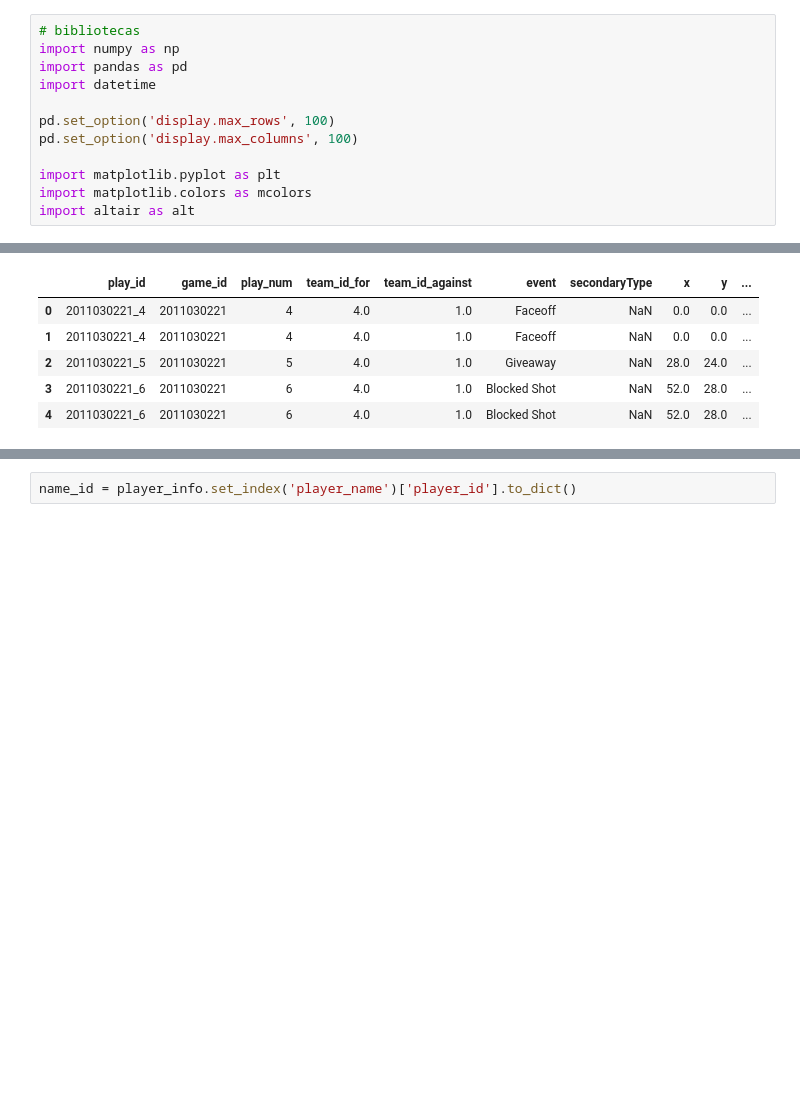
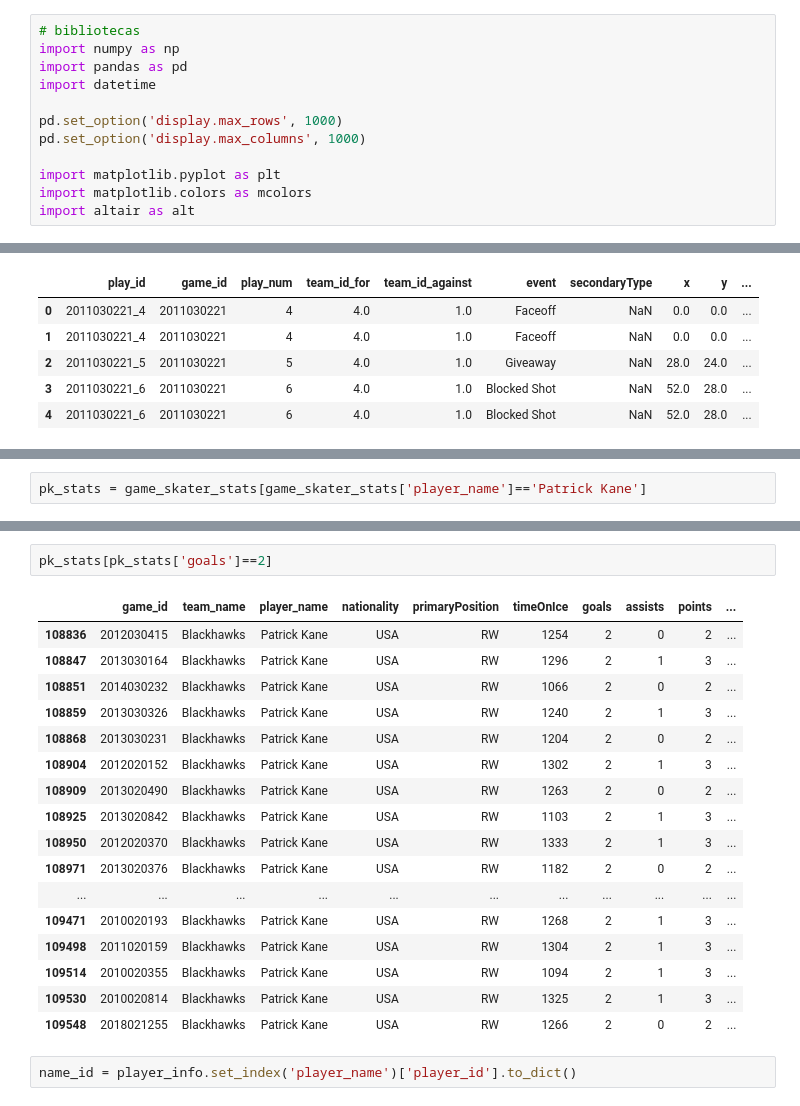
Before and after one commit to DanOakStats/NHL, a Jupyter notebook: data_cleaning.ipynb, the cells around one changed output, grey strips where cells are left out. Saved outputs shown, nothing was run; the diff lists cells and outputs as text; blank space fills up the shorter version.

```diff
--- a/data_cleaning.ipynb
+++ b/data_cleaning.ipynb
@@ -9,8 +9,8 @@ import numpy as np
 import pandas as pd
 import datetime
 
-pd.set_option('display.max_rows', 100)
-pd.set_option('display.max_columns', 100)
+pd.set_option('display.max_rows', 1000)
+pd.set_option('display.max_columns', 1000)
 
 import matplotlib.pyplot as plt
 import matplotlib.colors as mcolors
@@ -479,0 +500,2 @@ teste['description'].nunique()
+# %%
+pk_stats = game_skater_stats[game_skater_stats['player_name']=='Patrick Kane']
@@ -480,3 +542,23 @@ teste['description'].nunique()
+# %%
+pk_stats[pk_stats['goals']==2]
+# %% [output]
+|  | game_id | team_name | player_name | nationality | primaryPosition | timeOnIce | goals | assists | points | ... |
+| 108836 | 2012030415 | Blackhawks | Patrick Kane | USA | RW | 1254 | 2 | 0 | 2 | ... |
+| 108847 | 2013030164 | Blackhawks | Patrick Kane | USA | RW | 1296 | 2 | 1 | 3 | ... |
+| 108851 | 2014030232 | Blackhawks | Patrick Kane | USA | RW | 1066 | 2 | 0 | 2 | ... |
+| 108859 | 2013030326 | Blackhawks | Patrick Kane | USA | RW | 1240 | 2 | 1 | 3 | ... |
+| 108868 | 2013030231 | Blackhawks | Patrick Kane | USA | RW | 1204 | 2 | 0 | 2 | ... |
+| 108904 | 2012020152 | Blackhawks | Patrick Kane | USA | RW | 1302 | 2 | 1 | 3 | ... |
+| 108909 | 2013020490 | Blackhawks | Patrick Kane | USA | RW | 1263 | 2 | 0 | 2 | ... |
+| 108925 | 2013020842 | Blackhawks | Patrick Kane | USA | RW | 1103 | 2 | 1 | 3 | ... |
+| 108950 | 2012020370 | Blackhawks | Patrick Kane | USA | RW | 1333 | 2 | 1 | 3 | ... |
+| 108971 | 2013020376 | Blackhawks | Patrick Kane | USA | RW | 1182 | 2 | 0 | 2 | ... |
+| ... | ... | ... | ... | ... | ... | ... | ... | ... | ... | ... |
+| 109471 | 2010020193 | Blackhawks | Patrick Kane | USA | RW | 1268 | 2 | 1 | 3 | ... |
+| 109498 | 2011020159 | Blackhawks | Patrick Kane | USA | RW | 1304 | 2 | 1 | 3 | ... |
+| 109514 | 2010020355 | Blackhawks | Patrick Kane | USA | RW | 1094 | 2 | 1 | 3 | ... |
+| 109530 | 2010020814 | Blackhawks | Patrick Kane | USA | RW | 1325 | 2 | 1 | 3 | ... |
+| 109548 | 2018021255 | Blackhawks | Patrick Kane | USA | RW | 1266 | 2 | 0 | 2 | ... |
 # %%
 name_id = player_info.set_index('player_name')['player_id'].to_dict()
 # %%
```
Also changed, not shown: parts of 20 cells of this notebook.
